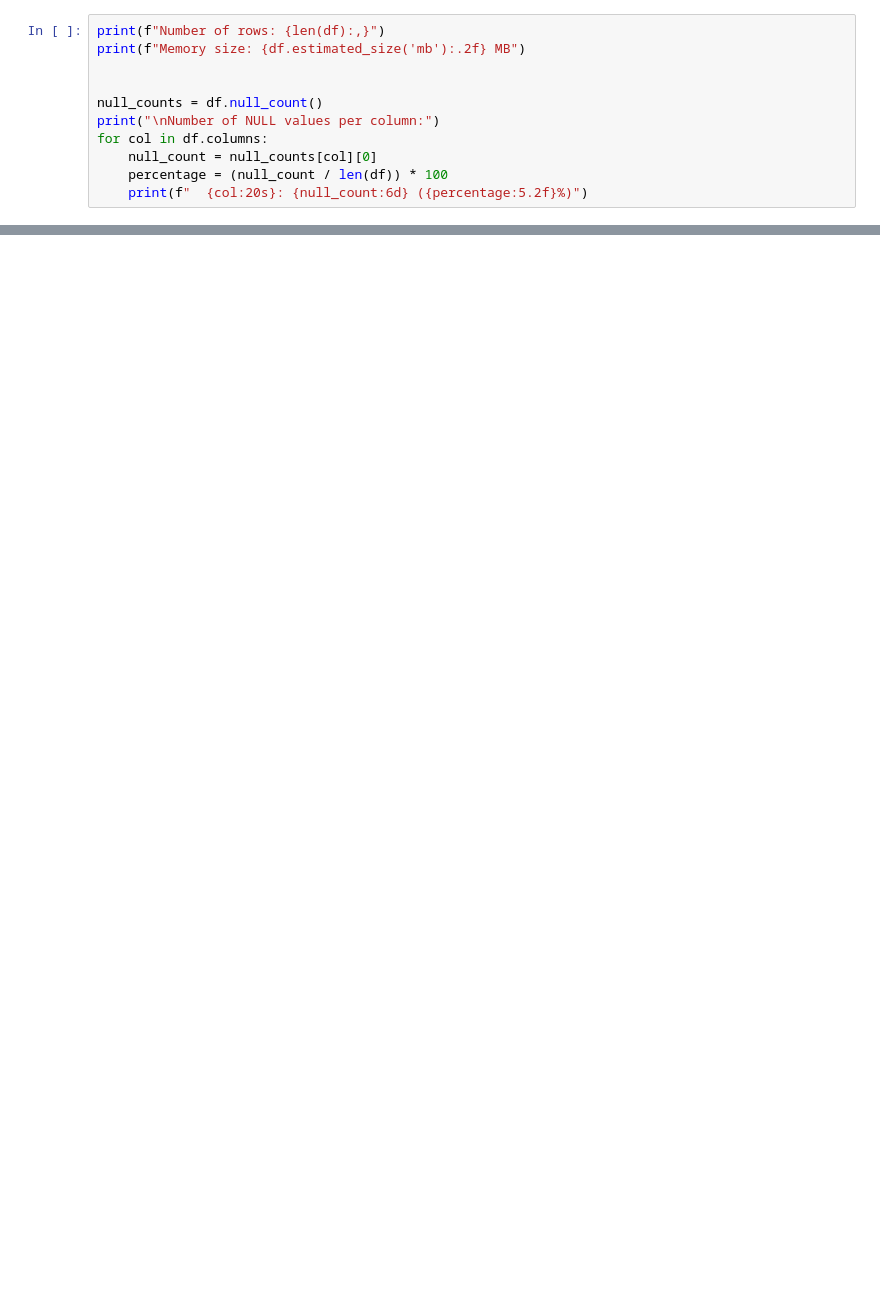
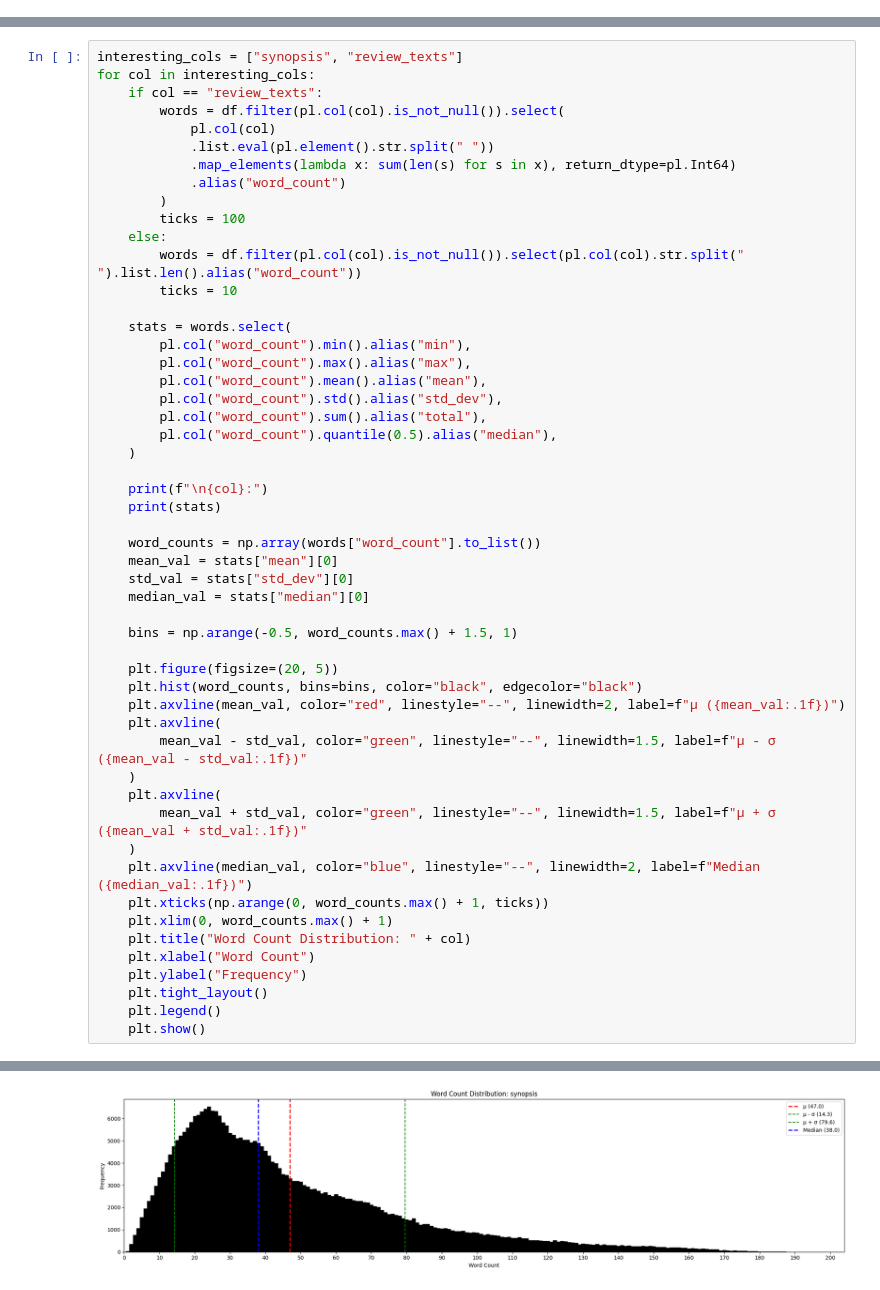
Before and after one commit to hurryman42/The-TruFiTi-Group, a Jupyter notebook: src/data/data_analyse.ipynb, the cells around one changed output, grey strips where cells are left out. Cells and saved outputs as stored; diff of their text form; blank space fills up the shorter version.

```diff
--- a/src/data/data_analyse.ipynb
+++ b/src/data/data_analyse.ipynb
@@ -56,11 +58,0 @@ Total characters: 103338041
-# %%
-print(f"Number of rows: {len(df):,}")
-print(f"Memory size: {df.estimated_size('mb'):.2f} MB")
-
-
-null_counts = df.null_count()
-print("\nNumber of NULL values per column:")
-for col in df.columns:
-    null_count = null_counts[col][0]
-    percentage = (null_count / len(df)) * 100
-    print(f"  {col:20s}: {null_count:6d} ({percentage:5.2f}%)")
@@ -163 +112,54 @@ Synopsis: Original episodes of Strawberry Shortcake
 --------------------------------------------------------------------------------
+# %%
+interesting_cols = ["synopsis", "review_texts"]
+for col in interesting_cols:
+    if col == "review_texts":
+        words = df.filter(pl.col(col).is_not_null()).select(
+            pl.col(col)
+            .list.eval(pl.element().str.split(" "))
+            .map_elements(lambda x: sum(len(s) for s in x), return_dtype=pl.Int64)
+            .alias("word_count")
+        )
+        ticks = 100
+    else:
+        words = df.filter(pl.col(col).is_not_null()).select(pl.col(col).str.split(" ").list.len().alias("word_count"))
+        ticks = 10
+
+    stats = words.select(
+        pl.col("word_count").min().alias("min"),
+        pl.col("word_count").max().alias("max"),
+        pl.col("word_count").mean().alias("mean"),
+        pl.col("word_count").std().alias("std_dev"),
+        pl.col("word_count").sum().alias("total"),
+        pl.col("word_count").quantile(0.5).alias("median"),
+    )
+
+    print(f"\n{col}:")
+    print(stats)
+
+    word_counts = np.array(words["word_count"].to_list())
+    mean_val = stats["mean"][0]
+    std_val = stats["std_dev"][0]
+    median_val = stats["median"][0]
+
+    bins = np.arange(-0.5, word_counts.max() + 1.5, 1)
+
+    plt.figure(figsize=(20, 5))
+    plt.hist(word_counts, bins=bins, color="black", edgecolor="black")
+    plt.axvline(mean_val, color="red", linestyle="--", linewidth=2, label=f"µ ({mean_val:.1f})")
+    plt.axvline(
+        mean_val - std_val, color="green", linestyle="--", linewidth=1.5, label=f"µ - σ ({mean_val - std_val:.1f})"
+    )
+    plt.axvline(
+        mean_val + std_val, color="green", linestyle="--", linewidth=1.5, label=f"µ + σ ({mean_val + std_val:.1f})"
+    )
+    plt.axvline(median_val, color="blue", linestyle="--", linewidth=2, label=f"Median ({median_val:.1f})")
+    plt.xticks(np.arange(0, word_counts.max() + 1, ticks))
+    plt.xlim(0, word_counts.max() + 1)
+    plt.title("Word Count Distribution: " + col)
+    plt.xlabel("Word Count")
+    plt.ylabel("Frequency")
+    plt.tight_layout()
+    plt.legend()
+    plt.show()
+# %% [output]
@@ -163,0 +175 @@ Synopsis: Original episodes of Strawberry Shortcake
+[figure, added]
```
Also changed, not shown: parts of 10 cells of this notebook, 8 other files.
